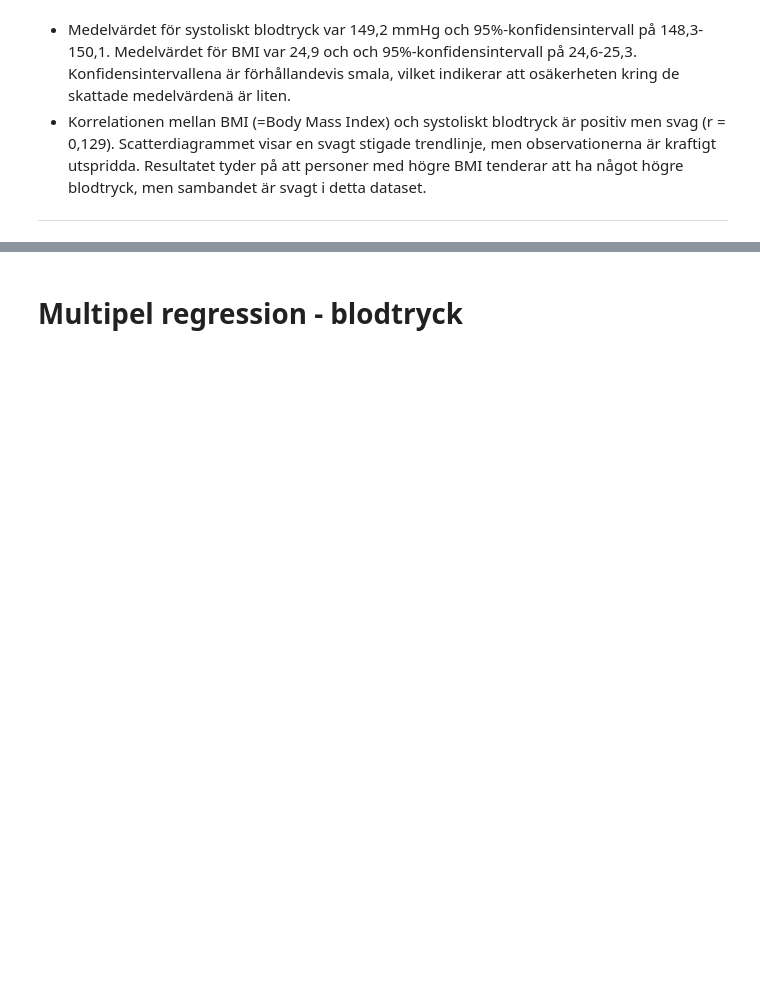
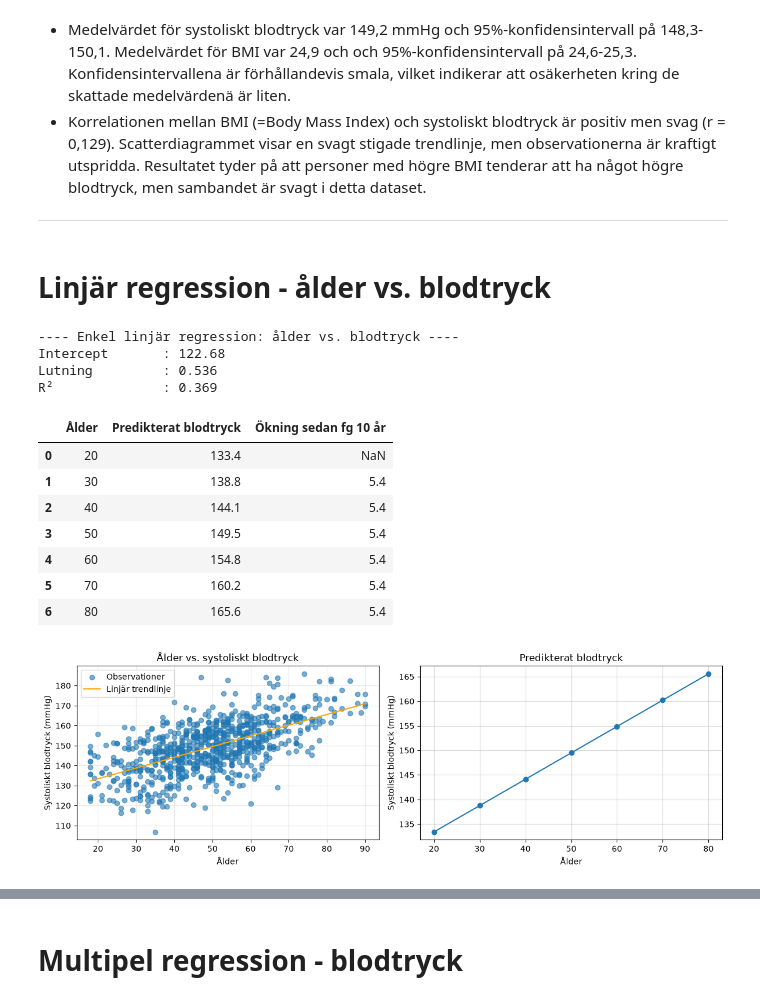
Before and after one commit to Janiika/health-study-analysis, a Jupyter notebook: notebooks/report_del2.ipynb, the cells around one changed output, grey strips where cells are left out. Saved outputs shown, nothing was run; the diff lists cells and outputs as text; code cells hidden in the pictures; blank space fills up the shorter version.

Commit message:
Skapat kod för enkel linjär regression

```diff
--- a/notebooks/report_del2.ipynb
+++ b/notebooks/report_del2.ipynb
@@ -127,3 +127,71 @@ Korrelation         : 0.129
 - Korrelationen mellan BMI (=Body Mass Index) och systoliskt blodtryck är positiv men svag (r = 0,129). Scatterdiagrammet visar en svagt stigade trendlinje, men observationerna är kraftigt utspridda. Resultatet tyder på att personer med högre BMI tenderar att ha något högre blodtryck, men sambandet är svagt i detta dataset.
 
 ***
+# %% [markdown]
+# Linjär regression - ålder vs. blodtryck
+# %%
+X = df[["age"]]
+y = df["systolic_bp"]
+
+linreg = LinearRegression()
+linreg.fit(X, y)
+
+print(f"""
+---- Enkel linjär regression: ålder vs. blodtryck ----
+Intercept       : {linreg.intercept_:.2f}
+Lutning         : {linreg.coef_[0]:.3f}
+R²              : {linreg.score(X, y):.3f}
+""")
+
+ages = [20, 30, 40, 50, 60, 70, 80]
+
+preds_df = pd.DataFrame({
+    "Ålder": ages,
+    "Predikterat blodtryck": linreg.predict(pd.DataFrame({"age": ages}))
+})
+
+preds_df["Ökning sedan fg 10 år"] = (
+    preds_df["Predikterat blodtryck"].diff()
+)
+
+display(preds_df.round(1))
+
+fig, axes = plt.subplots(1, 2, figsize=(12, 4))
+
+plot_scatter_with_trendline(
+    axes[0],
+    x=df["age"],
+    y=df["systolic_bp"],
+    title="Ålder vs. systoliskt blodtryck",
+    xlabel="Ålder",
+    ylabel="Systoliskt blodtryck (mmHg)"
+)
+
+axes[1].plot(
+    preds_df["Ålder"],
+    preds_df["Predikterat blodtryck"],
+    marker="o"
+)
+axes[1].set(
+    title="Predikterat blodtryck",
+    xlabel="Ålder",
+    ylabel="Systoliskt blodtryck (mmHg)"
+)
+axes[1].grid(True, alpha=0.5)
+
+plt.tight_layout()
+plt.show()
+# %% [output]
+---- Enkel linjär regression: ålder vs. blodtryck ----
+Intercept       : 122.68
+Lutning         : 0.536
+R²              : 0.369
+|  | Ålder | Predikterat blodtryck | Ökning sedan fg 10 år |
+| 0 | 20 | 133.4 | NaN |
+| 1 | 30 | 138.8 | 5.4 |
+| 2 | 40 | 144.1 | 5.4 |
+| 3 | 50 | 149.5 | 5.4 |
+| 4 | 60 | 154.8 | 5.4 |
+| 5 | 70 | 160.2 | 5.4 |
+| 6 | 80 | 165.6 | 5.4 |
+[figure, added]
```
Also changed, not shown: parts of 3 cells of this notebook.
